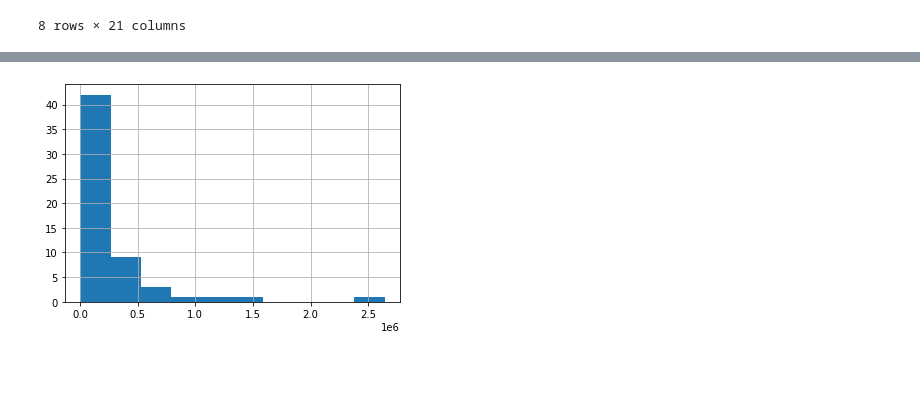
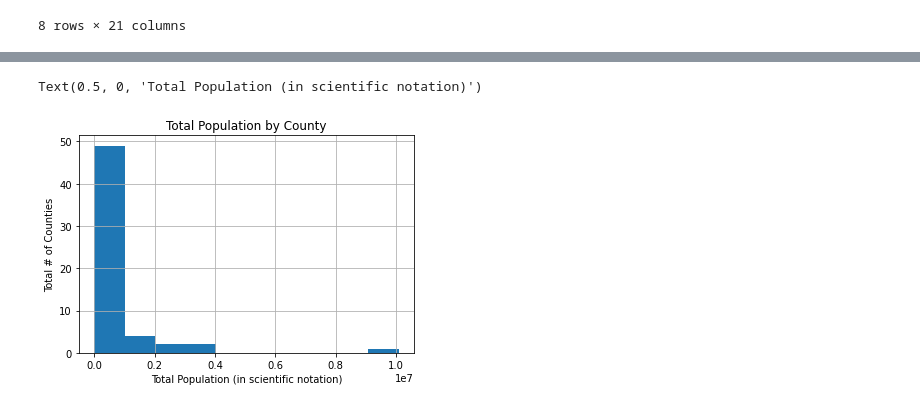
Before and after one commit to joelbray/team-103-project, a Jupyter notebook: census_eda_plus_merged_table_eda.ipynb, the cells around one changed output, grey strips where cells are left out. Cells and saved outputs as stored; diff of their text form; code cells hidden in the pictures; blank space fills up the shorter version.

```diff
--- a/census_eda_plus_merged_table_eda.ipynb
+++ b/census_eda_plus_merged_table_eda.ipynb
@@ -67,4 +65,8 @@ _ = df.TotalPopulation.hist()
-# %%
-_ = df.TotalWhiteNotHispanic.hist()
-# %% [output]
-[figure, removed]
+# %%
+_ = df.TotalPopulation.hist()
+plt.title('Total Population by County')
+plt.ylabel('Total # of Counties') #at which the values appear
+plt.xlabel('Total Population (in scientific notation)')
+# %% [output]
+Text(0.5, 0, 'Total Population (in scientific notation)')
+[figure, added]
```
Also changed, not shown: parts of 23 cells of this notebook.
